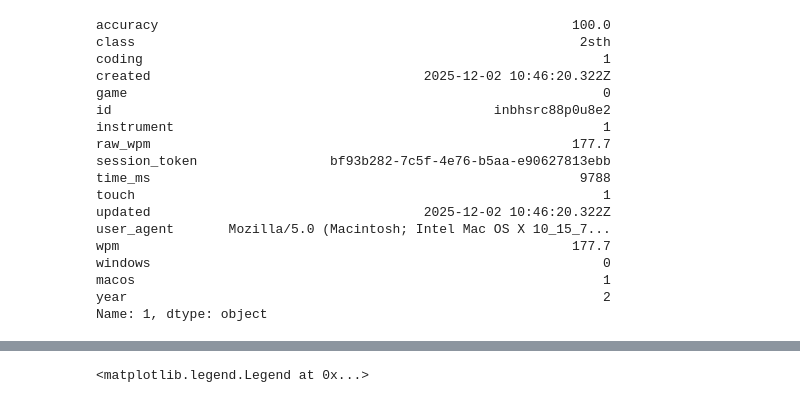
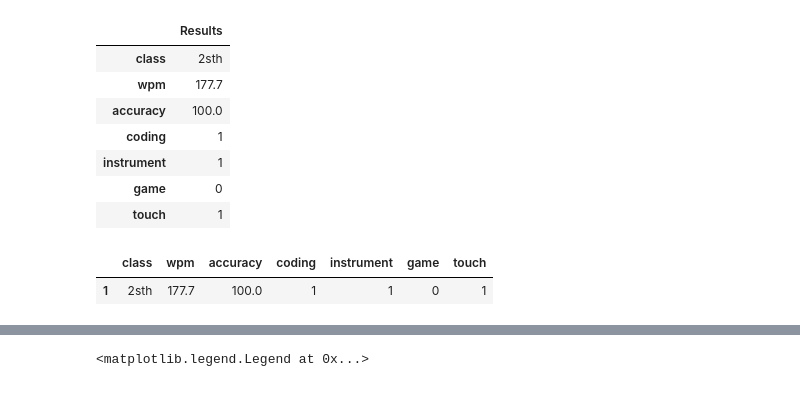
Before and after one commit to LilleAila/projects, a Jupyter notebook: skole/tof1/01-dataanalyse/main.ipynb, the cells around one changed output, grey strips where cells are left out. Cells and saved outputs as stored; diff of their text form; code cells hidden in the pictures.

```diff
--- a/skole/tof1/01-dataanalyse/main.ipynb
+++ b/skole/tof1/01-dataanalyse/main.ipynb
@@ -27,26 +27,21 @@ df.sort_values("wpm", ascending=False)[:3]
 | 15 | 87.5 | 3stg | 1 | 2025-12-05 07:20:51.102Z | 1 | 4btnuqt6egfz6vh | 1 | 127.9 | 78dbb642-6320-434f-911e-bc5496fbc309 | 11724 | ... |
 | 17 | 100.0 | 2ikta | 1 | 2025-12-05 08:05:18.922Z | 1 | 2veeoqw3380s5mf | 1 | 111.3 | 99635f85-357e-4fcb-a1ad-52aebfca41ce | 14553 | ... |
 # %%
-df.sort_values("wpm", ascending=False).iloc[0]
+df.sort_values("wpm", ascending=False).iloc[0][["class", "wpm", "accuracy", "coding", "instrument", "game", "touch"]].to_frame(name="Results")
 # %% [output]
-accuracy                                                     100.0
-class                                                         2sth
-coding                                                           1
-created                                   2025-12-02 10:46:20.322Z
-game                                                             0
-id                                                 inbhsrc88p0u8e2
-instrument                                                       1
-raw_wpm                                                      177.7
-session_token                 bf93b282-7c5f-4e76-b5aa-e90627813ebb
-time_ms                                                       9788
-touch                                                            1
-updated                                   2025-12-02 10:46:20.322Z
-user_agent       Mozilla/5.0 (Macintosh; Intel Mac OS X 10_15_7...
-wpm                                                          177.7
-windows                                                          0
-macos                                                            1
-year                                                             2
-Name: 1, dtype: object
+|  | Results |
+| class | 2sth |
+| wpm | 177.7 |
+| accuracy | 100.0 |
+| coding | 1 |
+| instrument | 1 |
+| game | 0 |
+| touch | 1 |
+# %%
+df.sort_values("wpm", ascending=False).iloc[[0]][["class", "wpm", "accuracy", "coding", "instrument", "game", "touch"]]
+# %% [output]
+|  | class | wpm | accuracy | coding | instrument | game | touch |
+| 1 | 2sth | 177.7 | 100.0 | 1 | 1 | 0 | 1 |
 # %%
 df = df.drop(df["wpm"].idxmax()) # remove maximum outlier (me)
 # %%
```
Also changed, not shown: parts of 3 cells of this notebook, 2 other files.
